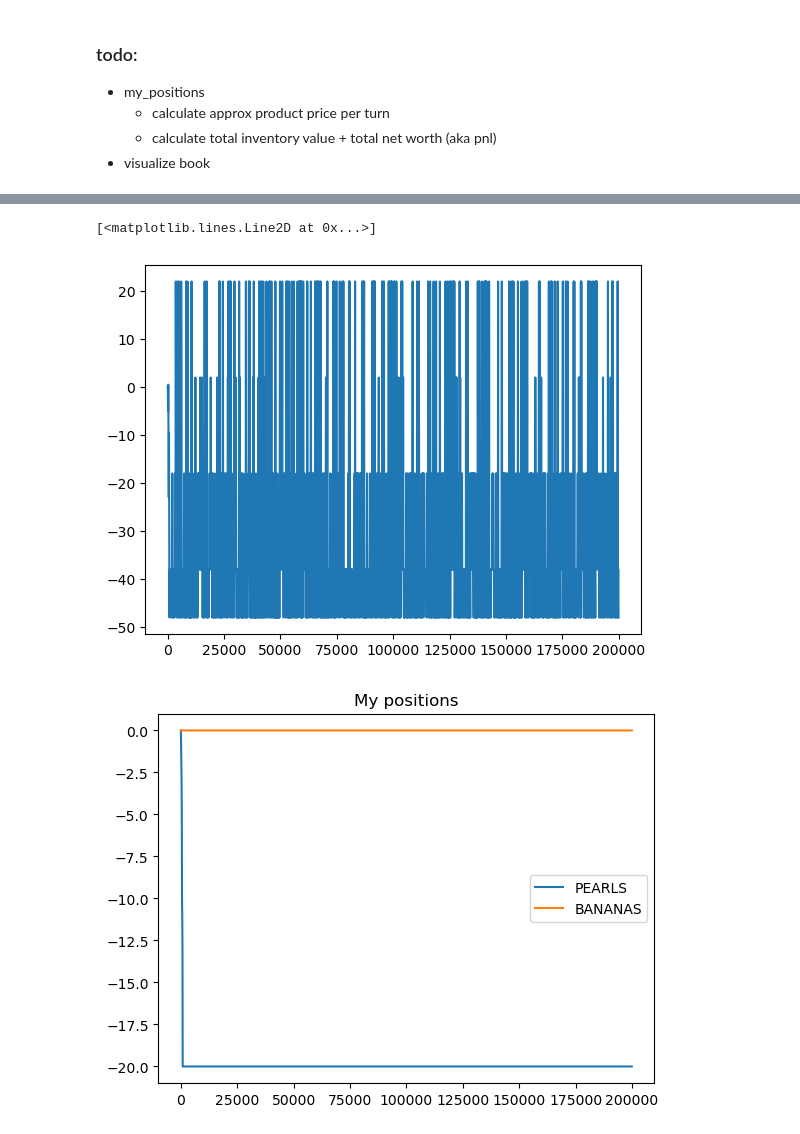
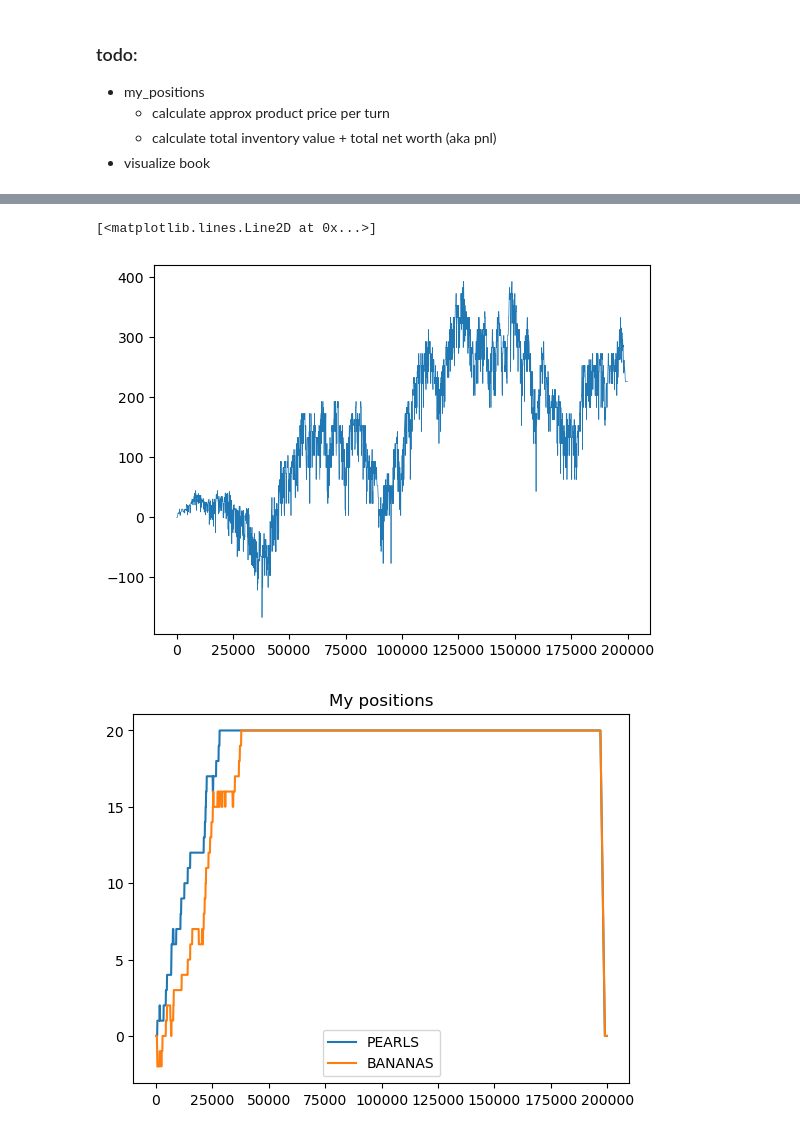
Before and after one commit to rzhan11/IMCTradingComp23, a Jupyter notebook: nbs/exploration-Copy2.ipynb, the cells around one changed output, grey strips where cells are left out. Saved outputs shown, nothing was run; the diff lists cells and outputs as text; code cells hidden in the pictures.

```diff
--- a/nbs/exploration-Copy2.ipynb
+++ b/nbs/exploration-Copy2.ipynb
@@ -10,7 +10,7 @@ from log_parser import process_file
 # %% [markdown]
 ### parameters
 # %%
-_fname = "../replays/log4.log"
+_fname = "../replays/log5.log"
 _time_step = 100
 _symbols = ["PEARLS", "BANANAS"]
 _products = ["PEARLS", "BANANAS"]
@@ -324,8 +343,8 @@ plot_trades_and_book(sym="PEARLS")
 # %%
-plt.plot(my_positions["time"], my_positions["pnl"])
+plt.plot(my_positions["time"], my_positions["pnl"], linewidth=0.5)
 # %% [output]
 [<matplotlib.lines.Line2D at 0x...>]
-[figure, old version]
+[figure, new version]
 # %%
 # plot my positions in each product
 
@@ -335,7 +354,7 @@ plt.title("My positions")
 plt.legend()
 plt.show()
 # %% [output]
-[figure, old version]
+[figure, new version]
 # %%
 col = book_tops["BANANAS_mid"]
 diffs = (col.shift(-1) / col).dropna()
```
Also changed, not shown: parts of 14 cells of this notebook, 2 other files.
